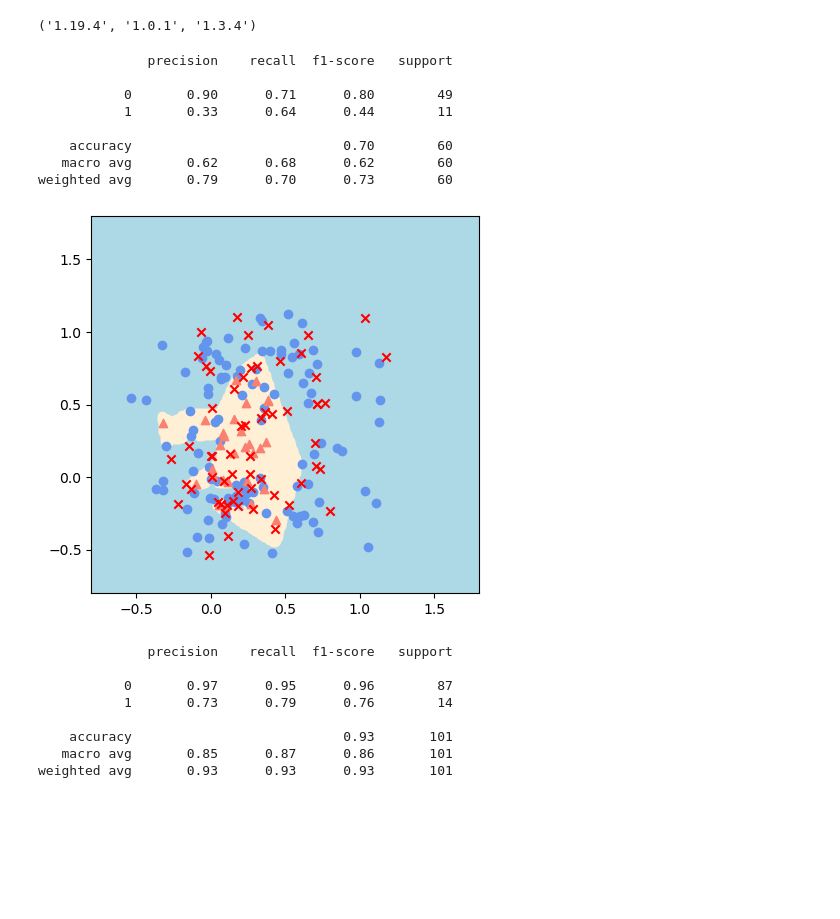
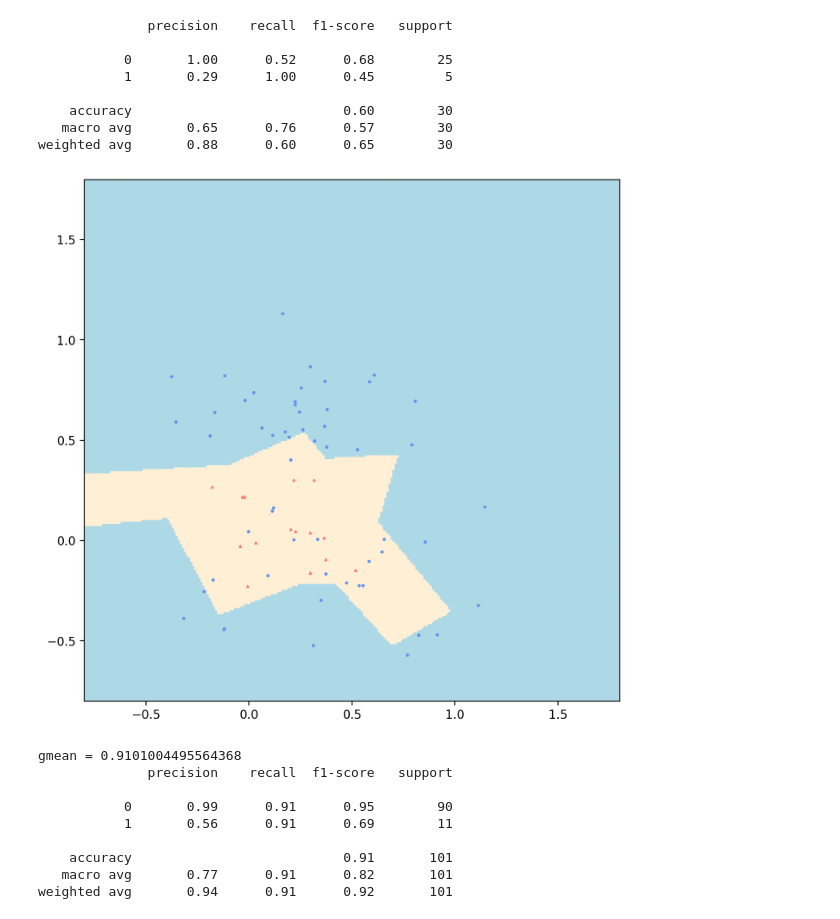
Before and after one commit to suongnhoang/Geometric-Structural-Ensemble-learning-GSE, a Jupyter notebook: experiments.ipynb, the cells around one changed output. Saved outputs shown, nothing was run; the diff lists cells and outputs as text; code cells hidden in the pictures; blank space fills up the shorter version.

```diff
--- a/experiments.ipynb
+++ b/experiments.ipynb
@@ -1,21 +1,17 @@
 # %%
 from data import create_dummy_data
+from metrics import cal_gmean
 from gse import GSE
 
-from plot_ultils import create_domain_plot
+from plot_ultils import create_domain_plot, create_hyperplane_plot
 from sklearn.model_selection import train_test_split
 from sklearn.metrics import classification_report
 import pandas as pd
-import sklearn
-
 import numpy as np
 import matplotlib.pyplot as plt
 %matplotlib inline
-np.__version__, sklearn.__version__, pd.__version__
-# %% [output]
-('1.19.4', '1.0.1', '1.3.4')
 # %%
-X_maj, X_min = create_dummy_data(200, ir=4)
+X_maj, X_min = create_dummy_data(100, ir=4)
 X_total = np.concatenate([X_maj, X_min], 0)
 labels = np.concatenate([np.zeros(X_maj.shape[0]),np.ones(X_min.shape[0])], 0)
 
@@ -24,50 +20,72 @@ X_train, X_test, y_train, y_test = train_test_split(X_total, labels, test_size=0
 X_maj = X_train[y_train==0]
 X_min = X_train[y_train==1]
 
-gse_learner = GSE(P=2, R=1.0)
-classifiers = gse_learner.fit(X_maj, X_min)
+X_test_maj = X_test[y_test==0]
+X_test_min = X_test[y_test==1]
+
+gse_learner = GSE(P=2, R=0.5)
+X_del = gse_learner.fit(X_maj, X_min)
 # %%
+max_iter_plot = 2
 pred = gse_learner.predict(X_test)
 print(classification_report(y_test, pred, labels=[0, 1]))
 
-fig=plt.figure(figsize=(5,5), dpi= 100, facecolor='w', edgecolor='k')
+fig=plt.figure(figsize=(8,8), dpi= 200, facecolor='w', edgecolor='k')
 plt.xlim([-0.8, 1.8])
 plt.ylim([-0.8, 1.8])
-maj_domain, min_domain = create_domain_plot(classifiers, -0.8, 1.8)
-plt.scatter(maj_domain[:,0], maj_domain[:,1], marker="o",c="lightblue")
-plt.scatter(min_domain[:,0], min_domain[:,1], marker="o",c="papayawhip")
-plt.scatter(X_maj[:,0], X_maj[:,1], marker="o",c="cornflowerblue")
-plt.scatter(X_min[:,0], X_min[:,1], marker="^",c="salmon")
-plt.scatter(X_test[:,0], X_test[:,1], marker="x",c="red")
+maj_domain, min_domain = create_domain_plot(gse_learner, -0.8, 1.8)
+plt.scatter(maj_domain[:,0], maj_domain[:,1], marker="o",c="lightblue", s=2.0)
+plt.scatter(min_domain[:,0], min_domain[:,1], marker="o",c="papayawhip", s= 2.0)
+plt.scatter(X_maj[:,0], X_maj[:,1], marker="o",c="cornflowerblue", s=3)
+plt.scatter(X_min[:,0], X_min[:,1], marker="^",c="salmon", s=3)
+
+# subset_classifiers = gse_learner.subset_classifiers[0]
+# for i, basic_classifier in enumerate(subset_classifiers):
+#     for (w, phi) in basic_classifier:
+#         hyper_x, hyper_y = create_hyperplane_plot(w,phi,-0.8, 1.8)
+#         plt.plot(hyper_x, hyper_y)
+#     if i == max_iter_plot:
+#         break
+
+# for i, x_del in enumerate(X_del):
+#     plt.scatter(x_del[0][:,0], x_del[0][:,1], marker="o",)
+#     if i == max_iter_plot:
+#         break
+
+# plt.scatter(X_test_maj[:,0], X_test_maj[:,1], marker="x",c="blue")
+# plt.scatter(X_test_min[:,0], X_test_min[:,1], marker="^",c="orange")
 plt.show()
 # %% [output]
               precision    recall  f1-score   support
 
-           0       0.90      0.71      0.80        49
-           1       0.33      0.64      0.44        11
+           0       1.00      0.52      0.68        25
+           1       0.29      1.00      0.45         5
 
-    accuracy                           0.70        60
-   macro avg       0.62      0.68      0.62        60
-weighted avg       0.79      0.70      0.73        60
+    accuracy                           0.60        30
+   macro avg       0.65      0.76      0.57        30
+weighted avg       0.88      0.60      0.65        30
-[figure, old version]
+[figure, new version]
 # %%
 df = pd.read_csv('./data/ecoli3.csv')
 labels = np.array([1 if x == "positive" else 0 for x in df["Class"].values])
 df = df.drop(columns=["Class"])
 X_total = df.values
-X_train, X_test, y_train, y_test = train_test_split(X_total, labels, test_size=0.3, random_state=42)
+X_train, X_test, y_train, y_test = train_test_split(X_total, labels, test_size=0.3, random_state=42, stratify=labels)
 X_maj = X_train[y_train==0]
 X_min = X_train[y_train==1]
-gse_learner = GSE(P=2, R=1.0)
+gse_learner = GSE(P=2, R=0.5)
 classifiers = gse_learner.fit(X_maj, X_min)
 pred = gse_learner.predict(X_test)
+g_mean = cal_gmean(y_test, pred)
+print(f"gmean = {g_mean}")
 print(classification_report(y_test, pred, labels=[0, 1]))
 # %% [output]
+gmean = 0.9101004495564368
               precision    recall  f1-score   support
 
-           0       0.97      0.95      0.96        87
-           1       0.73      0.79      0.76        14
+           0       0.99      0.91      0.95        90
+           1       0.56      0.91      0.69        11
 
-    accuracy                           0.93       101
-   macro avg       0.85      0.87      0.86       101
-weighted avg       0.93      0.93      0.93       101
+    accuracy                           0.91       101
+   macro avg       0.77      0.91      0.82       101
+weighted avg       0.94      0.91      0.92       101
```
Also changed, not shown: 4 other files.
